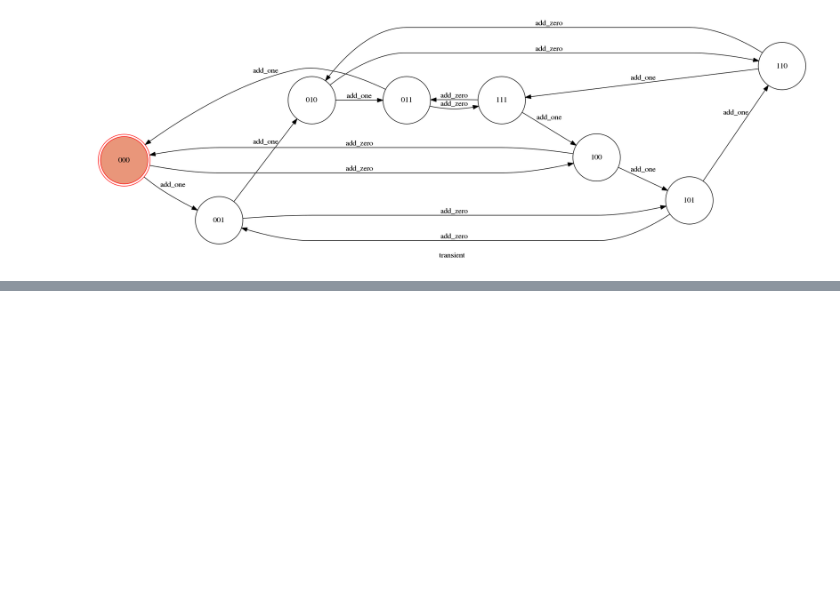
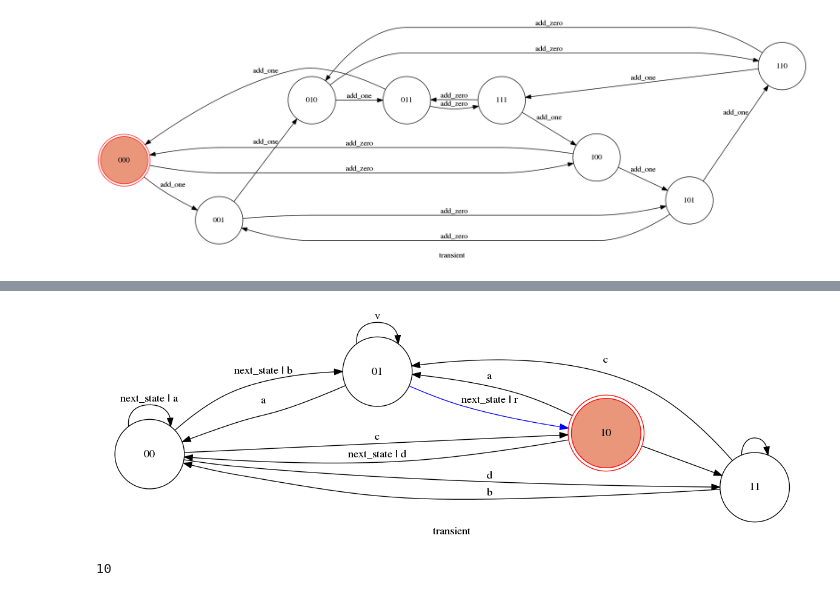
Before and after one commit to MohammadForouhesh/FSM, a Jupyter notebook: report_and_test.ipynb, the cells around one changed output, grey strips where cells are left out. Saved outputs shown, nothing was run; the diff lists cells and outputs as text; code cells hidden in the pictures; blank space fills up the shorter version.

```diff
--- a/report_and_test.ipynb
+++ b/report_and_test.ipynb
@@ -160,0 +213,8 @@ model.show_graph()
+# %%
+
+model.next_state()
+model.show_graph()
+print(model.state)
+# %% [output]
+[figure, added]
+10
```
Also changed, not shown: parts of 8 cells of this notebook, 22 other files.
